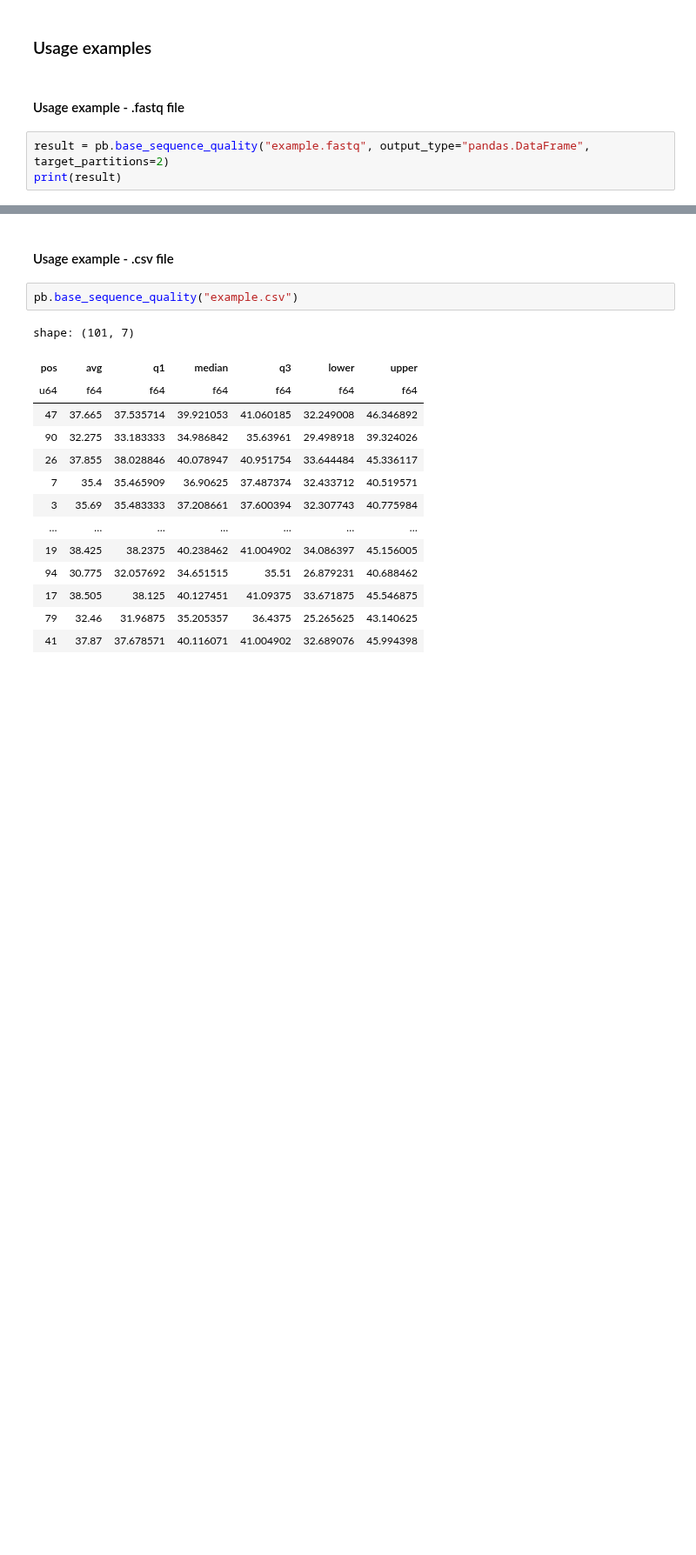
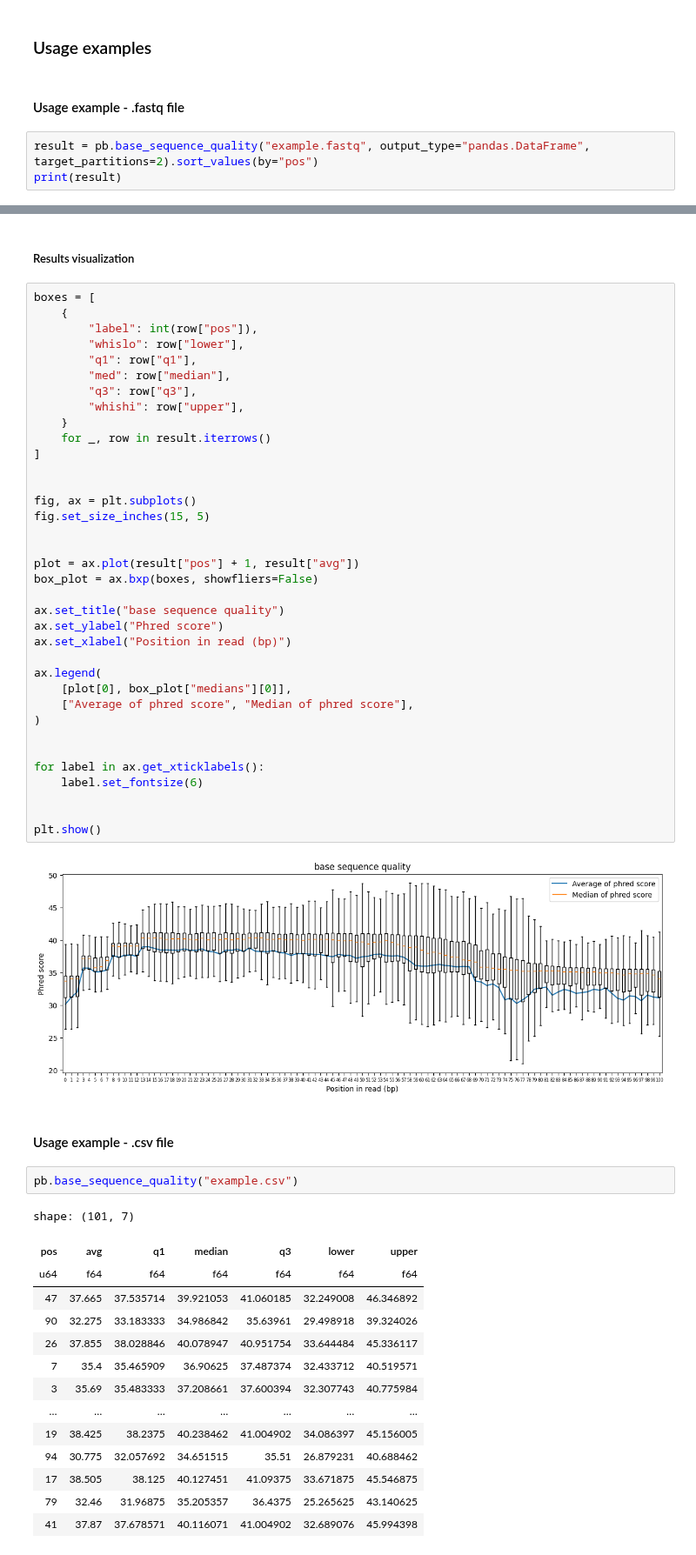
Before and after one commit to biodatageeks/polars-bio, a Jupyter notebook: docs/notebooks/base_sequence_quality.ipynb, the cells around one changed output, grey strips where cells are left out. Shown at 87% size. Cells and saved outputs as stored; diff of their text form; blank space fills up the shorter version.

Commit message:
Add visualization

```diff
--- a/docs/notebooks/base_sequence_quality.ipynb
+++ b/docs/notebooks/base_sequence_quality.ipynb
@@ -10,6 +10,6 @@ INFO:polars_bio:Creating BioSessionContext
 # %% [markdown]
 #### Usage example - .fastq file
 # %%
-result = pb.base_sequence_quality("example.fastq", output_type="pandas.DataFrame", target_partitions=2)
+result = pb.base_sequence_quality("example.fastq", output_type="pandas.DataFrame", target_partitions=2).sort_values(by="pos")
 print(result)
 # %% [output]
@@ -28,5 +28,45 @@ print(result)
 
 [101 rows x 7 columns]
+# %% [markdown]
+##### Results visualization
+# %%
+boxes = [
+    {
+        "label": int(row["pos"]),
+        "whislo": row["lower"],
+        "q1": row["q1"],
+        "med": row["median"],
+        "q3": row["q3"],
+        "whishi": row["upper"],
+    }
+    for _, row in result.iterrows()
+]
+
+
+fig, ax = plt.subplots()
+fig.set_size_inches(15, 5)
+
+
+plot = ax.plot(result["pos"] + 1, result["avg"])
+box_plot = ax.bxp(boxes, showfliers=False)
+
+ax.set_title("base sequence quality")
+ax.set_ylabel("Phred score")
+ax.set_xlabel("Position in read (bp)")
+
+ax.legend(
+    [plot[0], box_plot["medians"][0]],
+    ["Average of phred score", "Median of phred score"],
+)
+
+
+for label in ax.get_xticklabels():
+    label.set_fontsize(6)
+
+
+plt.show()
+# %% [output]
+[figure, added]
 # %% [markdown]
 #### Usage example - .csv file
 # %%
```
Also changed, not shown: parts of 5 cells of this notebook.
